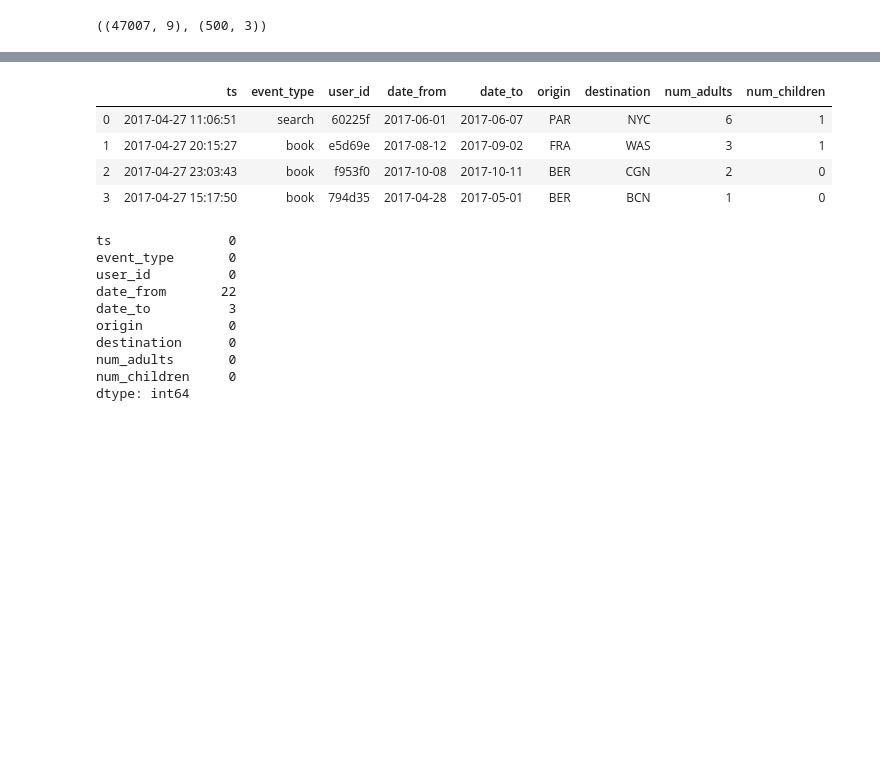
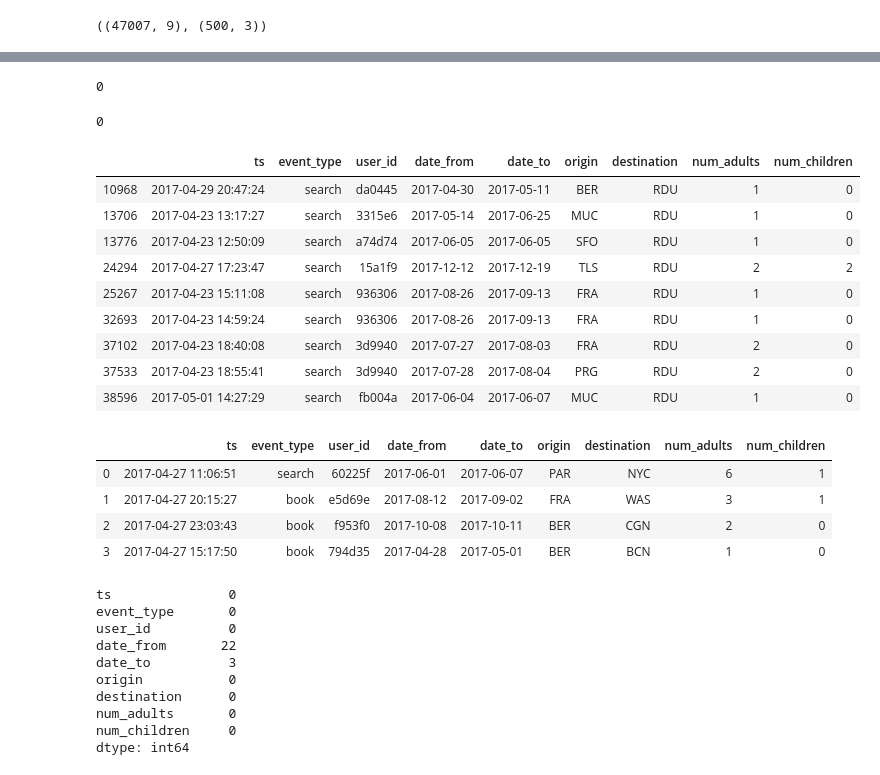
Before and after one commit to giallo41/book_destination, a Jupyter notebook: eda.ipynb, the cells around one changed output, grey strips where cells are left out. Cells and saved outputs as stored; diff of their text form; code cells hidden in the pictures; blank space fills up the shorter version.

```diff
--- a/eda.ipynb
+++ b/eda.ipynb
@@ -15,3 +50,24 @@ df_event.shape, df_iata.shape
+# %%
+len(set(df_event['destination'].unique())-set(df_iata['iata_code'].unique()))
+# %% [output]
+0
+# %%
+len(set(df_event['origin'].unique())-set(df_iata['iata_code'].unique()))
+# %% [output]
+0
+# %%
+df_event[df_event['destination']=='RDU']
+# %% [output]
+|  | ts | event_type | user_id | date_from | date_to | origin | destination | num_adults | num_children |
+| 10968 | 2017-04-29 20:47:24 | search | da0445 | 2017-04-30 | 2017-05-11 | BER | RDU | 1 | 0 |
+| 13706 | 2017-04-23 13:17:27 | search | 3315e6 | 2017-05-14 | 2017-06-25 | MUC | RDU | 1 | 0 |
+| 13776 | 2017-04-23 12:50:09 | search | a74d74 | 2017-06-05 | 2017-06-05 | SFO | RDU | 1 | 0 |
+| 24294 | 2017-04-27 17:23:47 | search | 15a1f9 | 2017-12-12 | 2017-12-19 | TLS | RDU | 2 | 2 |
+| 25267 | 2017-04-23 15:11:08 | search | 936306 | 2017-08-26 | 2017-09-13 | FRA | RDU | 1 | 0 |
+| 32693 | 2017-04-23 14:59:24 | search | 936306 | 2017-08-26 | 2017-09-13 | FRA | RDU | 1 | 0 |
+| 37102 | 2017-04-23 18:40:08 | search | 3d9940 | 2017-07-27 | 2017-08-03 | FRA | RDU | 2 | 0 |
+| 37533 | 2017-04-23 18:55:41 | search | 3d9940 | 2017-07-28 | 2017-08-04 | PRG | RDU | 2 | 0 |
+| 38596 | 2017-05-01 14:27:29 | search | fb004a | 2017-06-04 | 2017-06-07 | MUC | RDU | 1 | 0 |
 # %%
 df_event.head(4)
 # %% [output]
```
Also changed, not shown: parts of 6 cells of this notebook, 1 other file.
